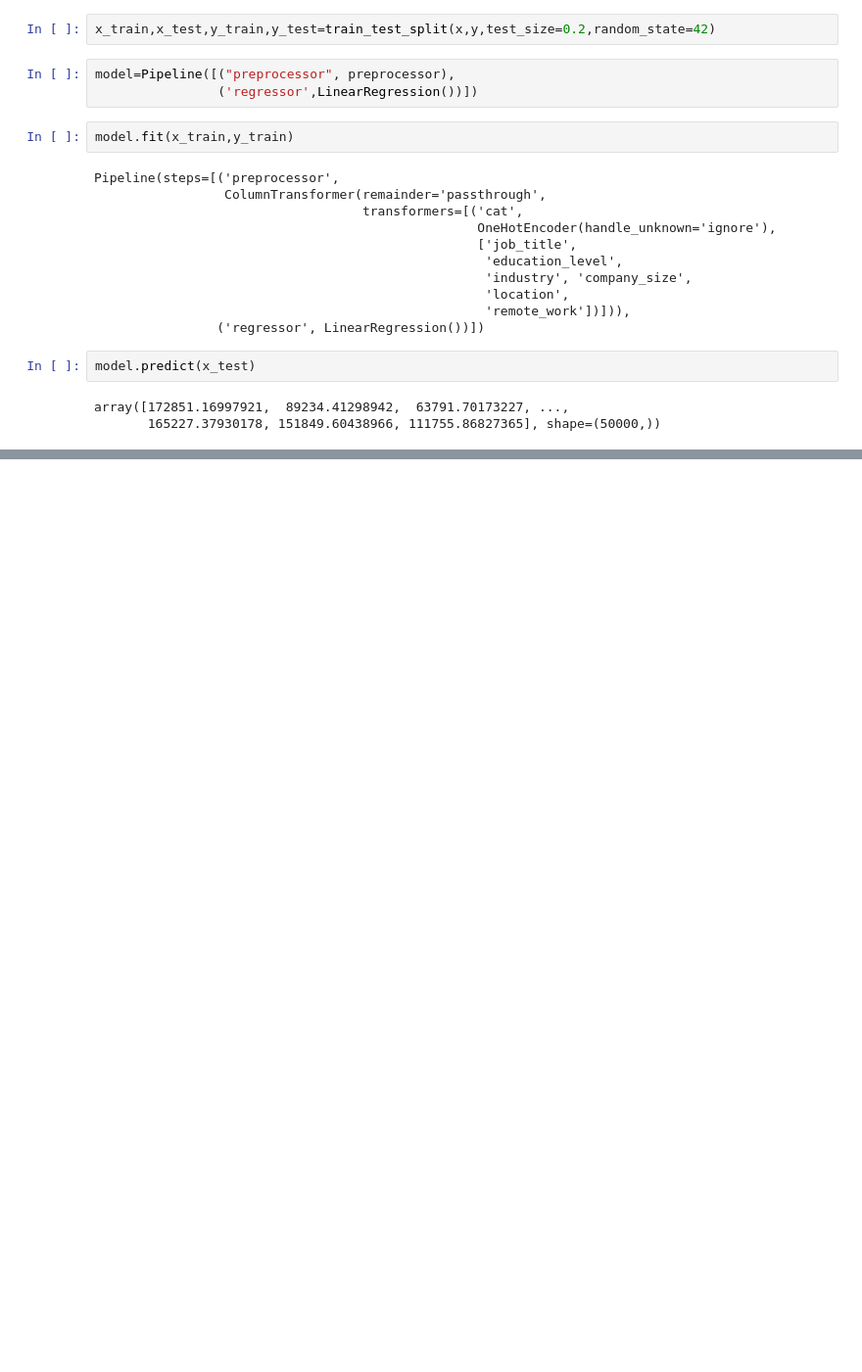
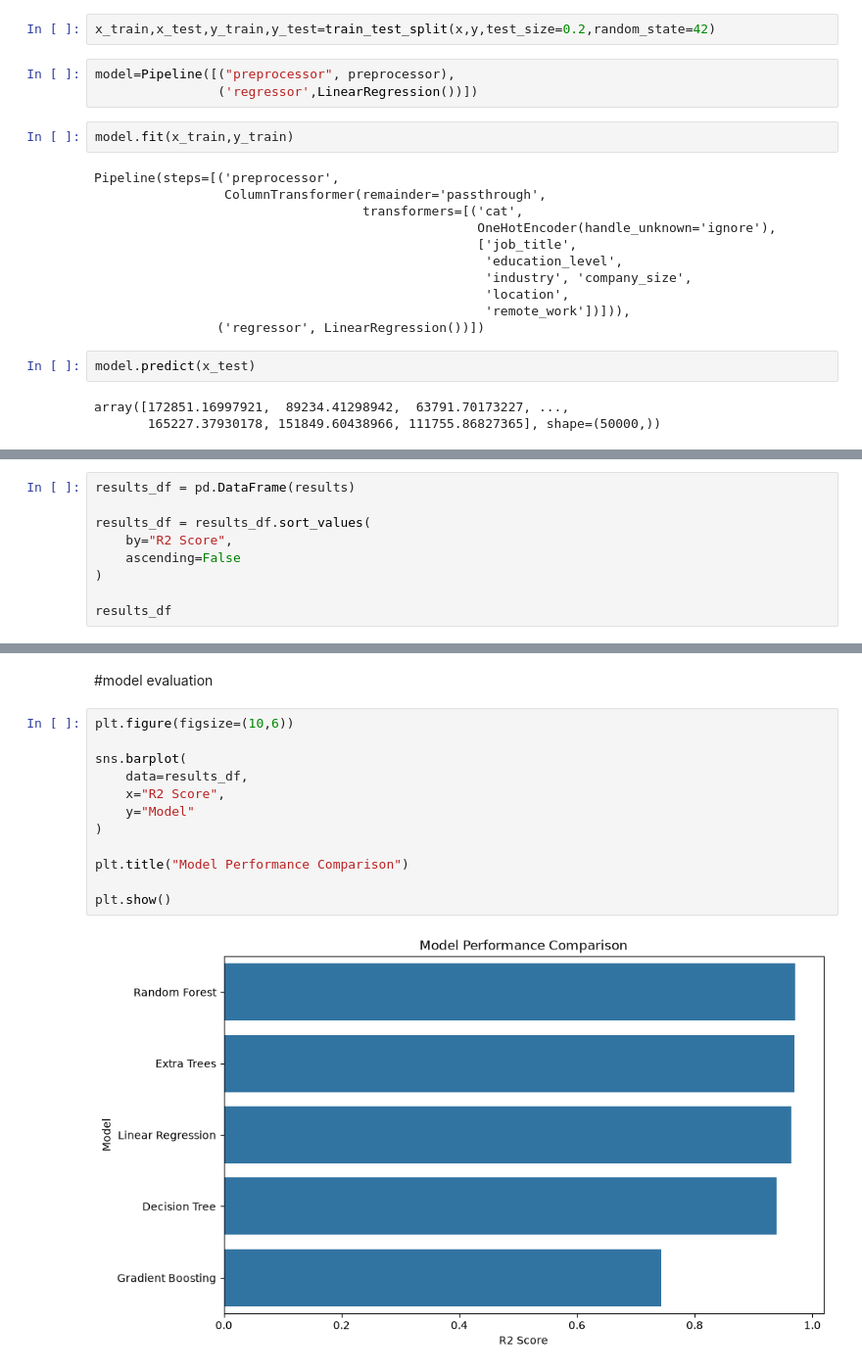
Before and after one commit to shahzada3/AI-Powered-salary-prediction-system, a Jupyter notebook: notebooks/End_to_End.ipynb, the cells around one changed output, grey strips where cells are left out. Shown at 98% size. Cells and saved outputs as stored; diff of their text form; blank space fills up the shorter version.

```diff
--- a/notebooks/End_to_End.ipynb
+++ b/notebooks/End_to_End.ipynb
@@ -367,0 +416,9 @@ models
+# %%
+results_df = pd.DataFrame(results)
+
+results_df = results_df.sort_values(
+    by="R2 Score",
+    ascending=False
+)
+
+results_df
@@ -367,0 +432,16 @@ models
+# %% [markdown]
+#model evaluation
+# %%
+plt.figure(figsize=(10,6))
+
+sns.barplot(
+    data=results_df,
+    x="R2 Score",
+    y="Model"
+)
+
+plt.title("Model Performance Comparison")
+
+plt.show()
+# %% [output]
+[figure, added]
```
Also changed, not shown: parts of 14 cells of this notebook, 5 other files.
